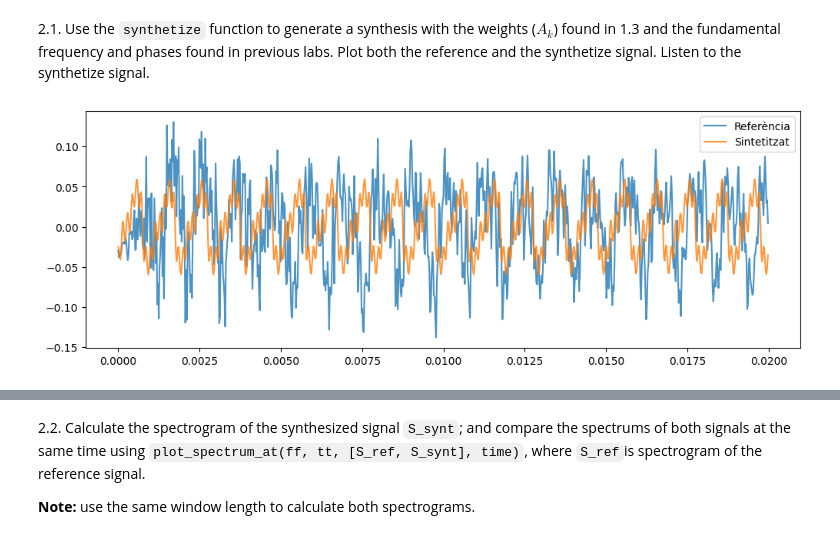
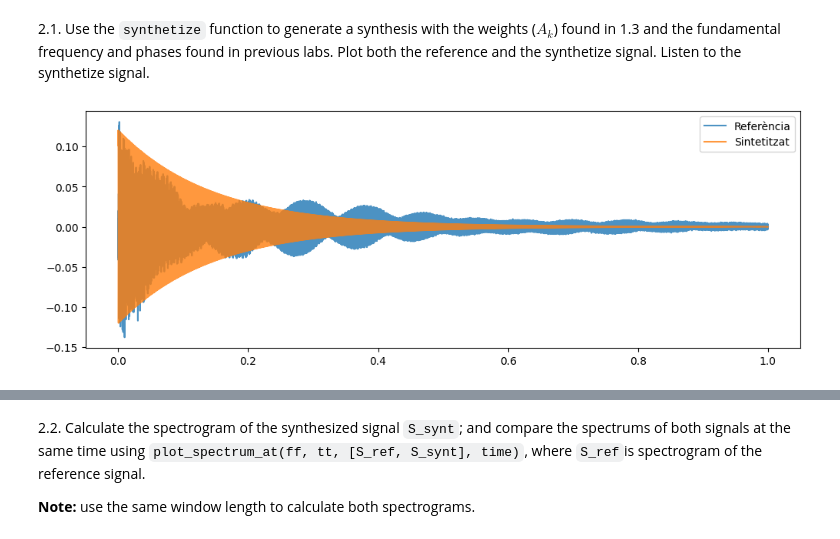
Before and after one commit to martigallego/sis1_group8, a Jupyter notebook: Lab3/Lab3_mar.ipynb, the cells around one changed output, grey strips where cells are left out. Drawn from its saved outputs; the diff is of its cells as text; code cells hidden in the pictures.

```diff
--- a/Lab3/Lab3_mar.ipynb
+++ b/Lab3/Lab3_mar.ipynb
@@ -56,7 +55,7 @@ plot_spectrum_at(ff, tt, S, 0.14)
 1.3. Use the cursor for measuring the weights of the fundamental frequency and some harmonics (6-10)
 # %%
 # Els pesos estan calculats en l'interval [1000, 10000] des de la freqüència fonamental 1000Hz fins a la 10000Hz (múltiples enters de 1000)
-weights = [0.03959, 0.01619, 0.00122, 0.00252, 0.00257, 0.00066, 0.01674, 0.00107, 0.00108, 0.00143]
+weights = [1, 0.55944, 0.07856, 0.06199, 0.1524, 0.04914, 0.04642, 0.02122, 0.00859, 0.01908]
 # %% [markdown]
 **2. Synthesis**:
 
@@ -70,26 +69,35 @@ def synthesize(f0, phi, Ak, t):
 # %% [markdown]
 2.1. Use the `synthetize` function to generate a synthesis with the weights ($A_k$) found in 1.3 and the fundamental frequency and phases found in previous labs. Plot both the reference and the synthetize signal. Listen to the synthetize signal.
 # %%
-f0 = 1000       #Freqüència fonamental
-phi = np.pi   #Fase inicial
-Ak = weights
+f0 = 904.3945   #Freqüència fonamental
+phi = 0         #Fase inicial
+Ak = np.array(weights)
+A_ref = 0.12
 
 t = np.arange(len(ref)) / fs
 
 y_synt = synthesize(f0, phi, Ak, t)
 
+decay_rate = 7
+envolvent = np.exp(-decay_rate * t)
+y_synt *= envolvent
+
+if np.max(np.abs(y_synt)) > 0:
+    y_synt = A_ref * y_synt / np.max(np.abs(y_synt))
+
+duration = 1.4
+samples = int(duration * fs)
+
+idx_end = fs
 plt.figure(figsize=(12,4))
-zoom_t_end = 0.02   # 20 ms
-idx_end = int(min(len(t)-1, np.round(zoom_t_end * fs)))
-
 plt.plot(t[:idx_end], ref[:idx_end], label='Referència', alpha=0.8)
 plt.plot(t[:idx_end], y_synt[:idx_end], label='Sintetitzat', alpha=0.8)
 plt.legend()
 plt.show()
 
 ipd.Audio(y_synt, rate=fs)
 # %% [output]
-[figure, old version]
+[figure, new version]
 [interactive output not drawn]
 # %% [markdown]
 2.2. Calculate the spectrogram of the synthesized signal `S_synt`; and compare the spectrums of both signals at the same time using `plot_spectrum_at(ff, tt, [S_ref, S_synt], time)`, where `S_ref`is spectrogram of the reference signal.
```
Also changed, not shown: parts of 9 cells of this notebook, 1 other file.
